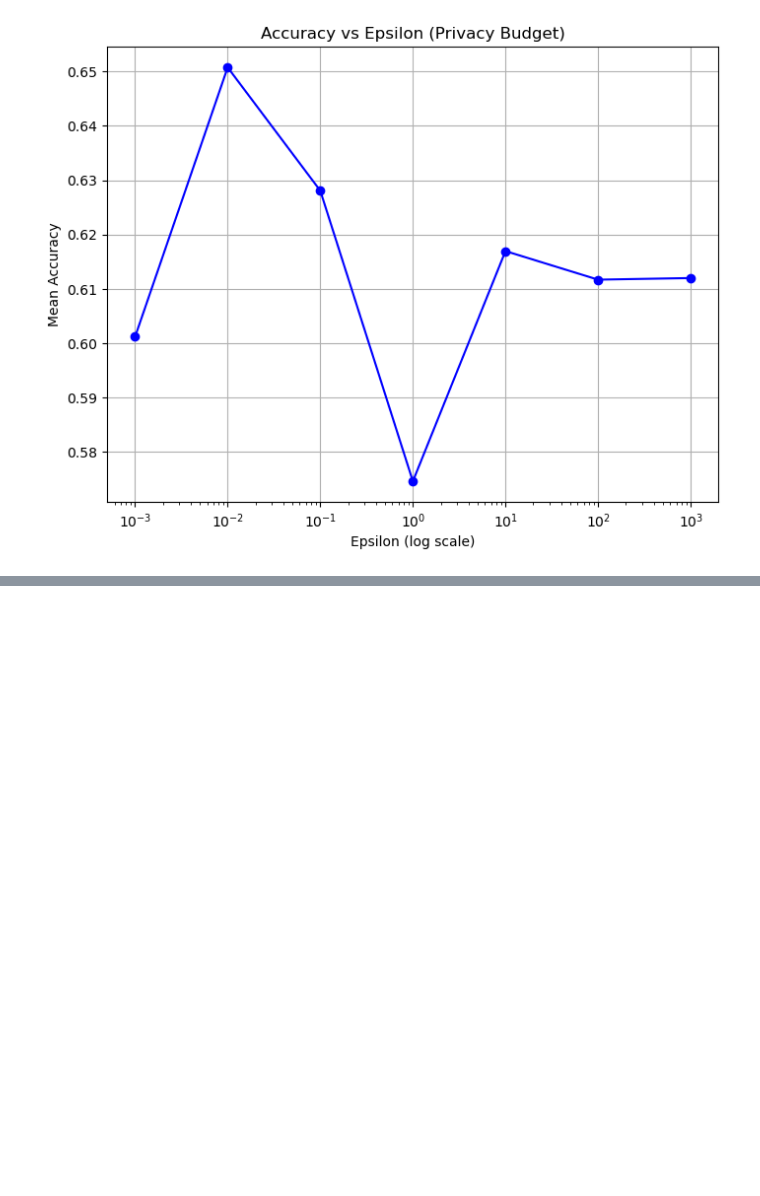
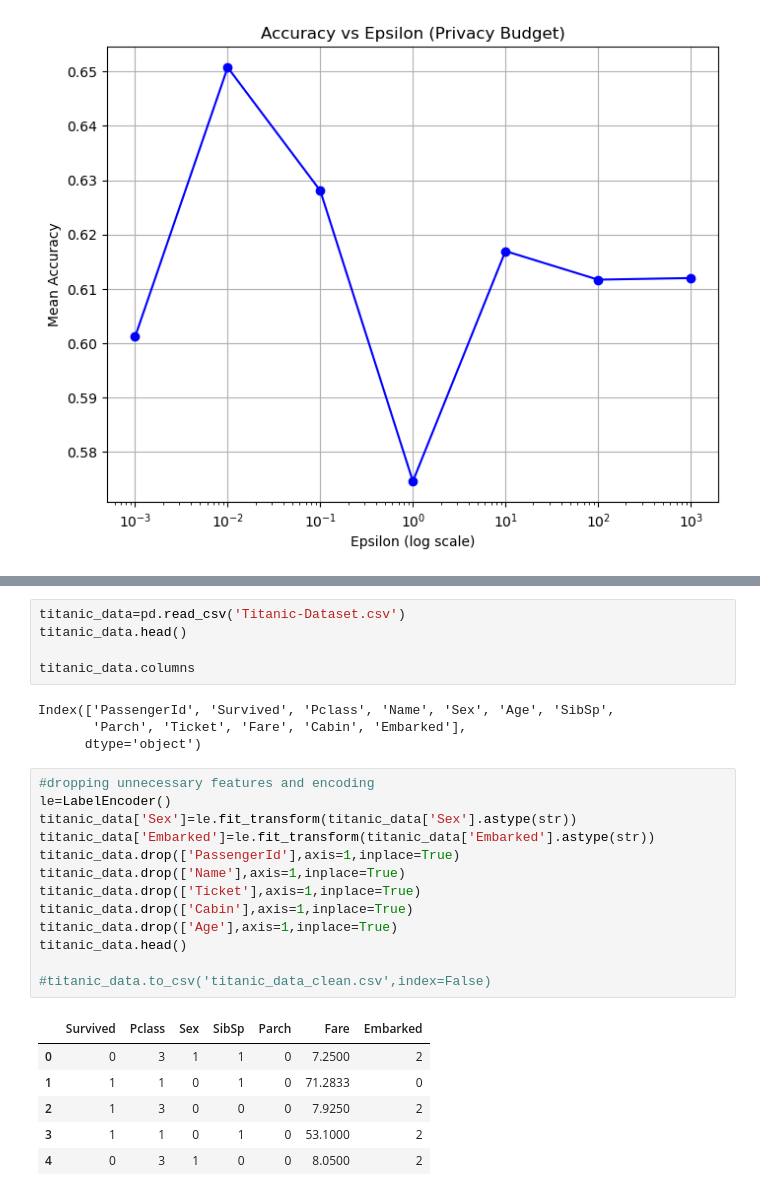
Before and after one commit to davidsmoreno/DifPrivHealthCostPredict, a Jupyter notebook: Titanic/Titanic.ipynb, the cells around one changed output, grey strips where cells are left out. Saved outputs shown, nothing was run; the diff lists cells and outputs as text; blank space fills up the shorter version.

```diff
--- a/Titanic/Titanic.ipynb
+++ b/Titanic/Titanic.ipynb
@@ -314,0 +471,29 @@ array([1.e-02, 1.e-01, 1.e+00, 1.e+01, 1.e+02])
+# %%
+titanic_data=pd.read_csv('Titanic-Dataset.csv')
+titanic_data.head()
+
+titanic_data.columns
+# %% [output]
+Index(['PassengerId', 'Survived', 'Pclass', 'Name', 'Sex', 'Age', 'SibSp',
+       'Parch', 'Ticket', 'Fare', 'Cabin', 'Embarked'],
+      dtype='object')
+# %%
+#dropping unnecessary features and encoding
+le=LabelEncoder()
+titanic_data['Sex']=le.fit_transform(titanic_data['Sex'].astype(str))
+titanic_data['Embarked']=le.fit_transform(titanic_data['Embarked'].astype(str))
+titanic_data.drop(['PassengerId'],axis=1,inplace=True)
+titanic_data.drop(['Name'],axis=1,inplace=True)
+titanic_data.drop(['Ticket'],axis=1,inplace=True)
+titanic_data.drop(['Cabin'],axis=1,inplace=True)
+titanic_data.drop(['Age'],axis=1,inplace=True)
+titanic_data.head()
+
+#titanic_data.to_csv('titanic_data_clean.csv',index=False)
+# %% [output]
+|  | Survived | Pclass | Sex | SibSp | Parch | Fare | Embarked |
+| 0 | 0 | 3 | 1 | 1 | 0 | 7.2500 | 2 |
+| 1 | 1 | 1 | 0 | 1 | 0 | 71.2833 | 0 |
+| 2 | 1 | 3 | 0 | 0 | 0 | 7.9250 | 2 |
+| 3 | 1 | 1 | 0 | 1 | 0 | 53.1000 | 2 |
+| 4 | 0 | 3 | 1 | 0 | 0 | 8.0500 | 2 |
```
Also changed, not shown: parts of 19 cells of this notebook, 1 other file.
